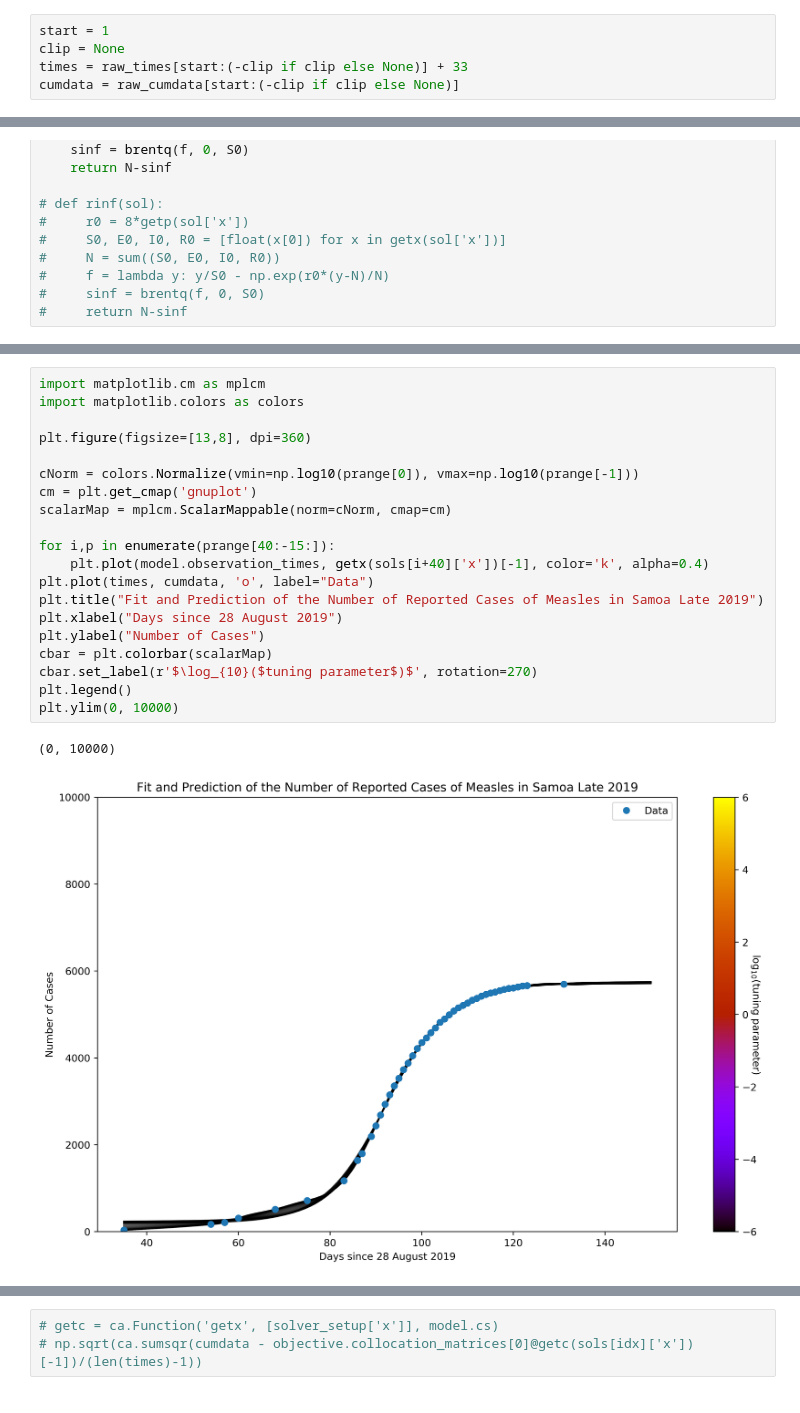
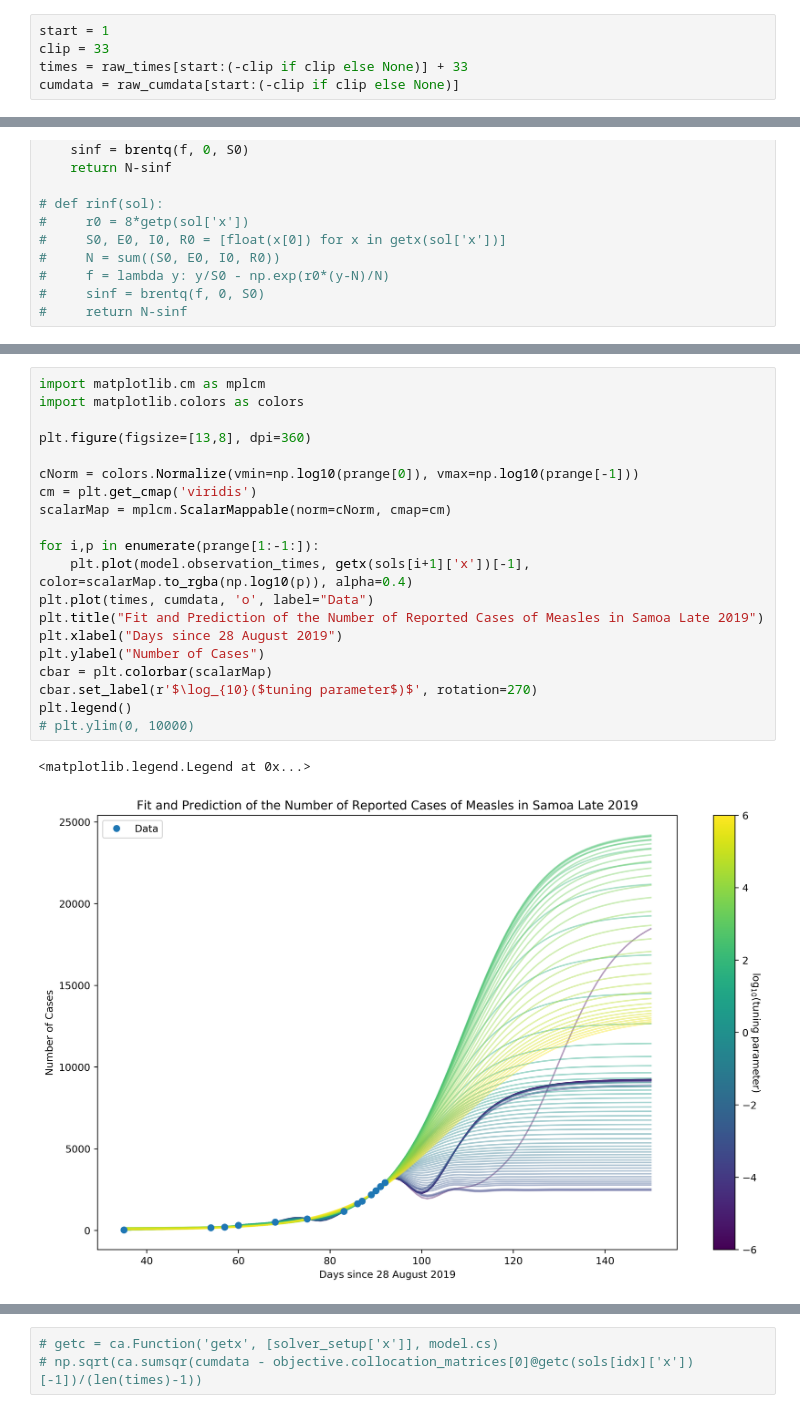
Before and after one commit to dwu402/pypei, a Jupyter notebook: samoa.ipynb, the cells around one changed output, grey strips where cells are left out. Cells and saved outputs as stored; diff of their text form.

Commit message:
Trying to recover suitable figures for 28/11/19

```diff
--- a/samoa.ipynb
+++ b/samoa.ipynb
@@ -31,7 +31,7 @@ the_data = pd.read_csv("../samoa/samoa-data/samoa_press_release_data.csv", heade
 raw_times, raw_cumdata, H, cH, D, G = the_data.iloc[:,1:].values.T
 # %%
 start = 1
-clip = None
+clip = 33
 times = raw_times[start:(-clip if clip else None)] + 33
 cumdata = raw_cumdata[start:(-clip if clip else None)]
 # %%
@@ -300,26 +300,26 @@ Text(0.5, 1.0, 'Number of Reported Cases (Prediction)')
 # %%
 import matplotlib.cm as mplcm
 import matplotlib.colors as colors
 
 plt.figure(figsize=[13,8], dpi=360)
 
 cNorm = colors.Normalize(vmin=np.log10(prange[0]), vmax=np.log10(prange[-1]))
-cm = plt.get_cmap('gnuplot')
+cm = plt.get_cmap('viridis')
 scalarMap = mplcm.ScalarMappable(norm=cNorm, cmap=cm)
 
-for i,p in enumerate(prange[40:-15:]):
-    plt.plot(model.observation_times, getx(sols[i+40]['x'])[-1], color='k', alpha=0.4)
+for i,p in enumerate(prange[1:-1:]):
+    plt.plot(model.observation_times, getx(sols[i+1]['x'])[-1], color=scalarMap.to_rgba(np.log10(p)), alpha=0.4)
 plt.plot(times, cumdata, 'o', label="Data")
 plt.title("Fit and Prediction of the Number of Reported Cases of Measles in Samoa Late 2019")
 plt.xlabel("Days since 28 August 2019")
 plt.ylabel("Number of Cases")
 cbar = plt.colorbar(scalarMap)
 cbar.set_label(r'$\log_{10}($tuning parameter$)$', rotation=270)
 plt.legend()
-plt.ylim(0, 10000)
+# plt.ylim(0, 10000)
 # %% [output]
-(0, 10000)
+<matplotlib.legend.Legend at 0x...>
-[figure, old version]
+[figure, new version]
 # %%
 fsvals[idx]
 # %% [output]
```
Also changed, not shown: parts of 38 cells of this notebook, 1 other file.
